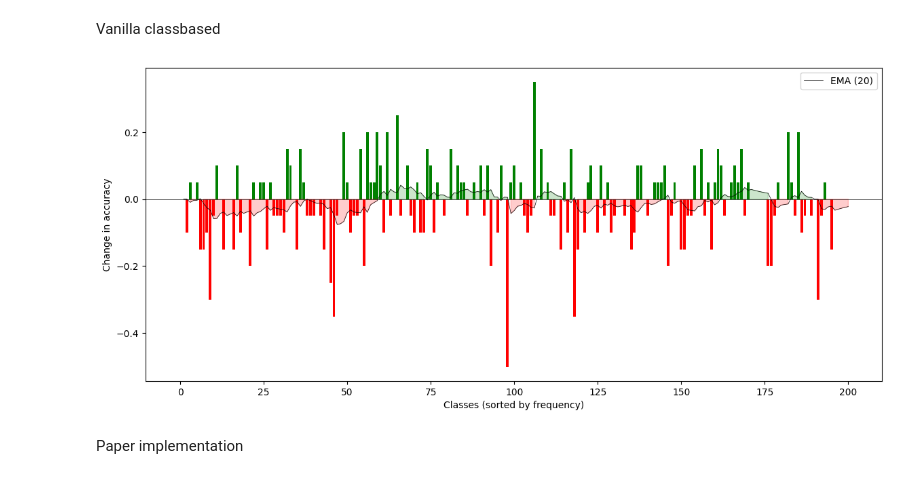
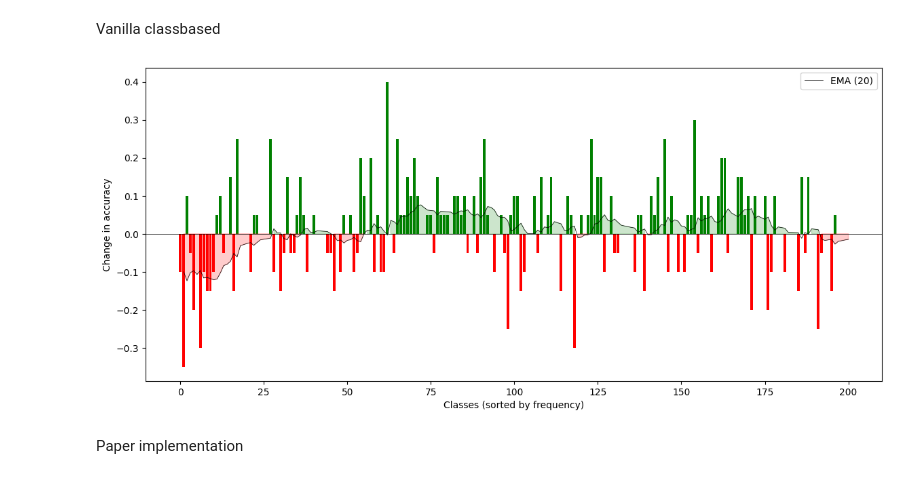
Before and after one commit to Self-Supervised-Learning-CS685/ssl-evaluation, a Jupyter notebook: inference_results.ipynb, the cells around one changed output. Drawn from its saved outputs; the diff is of its cells as text; code cells hidden in the pictures.

Commit message:
Added results for decreasing variant of classbased adaptive

```diff
--- a/inference_results.ipynb
+++ b/inference_results.ipynb
@@ -90,11 +90,11 @@ Vanilla classbased
 # %%
 # BASELINE_FILE = None
 # NEW_FILE = "results/semi_fungi_PL_in_thres_80/test/pl.txt"
 BASELINE_FILE = "results/semi_fungi_PL_in_thres_80/test/pl.txt"
-NEW_FILE = "results/semi_fungi_PL_classbased_0.8-0.95/test/pl.txt"
+NEW_FILE = "results/semi_fungi_PL_classbased_0.8-0.95_v2/test/pl.txt"
 plot_difference(BASELINE_FILE, NEW_FILE, sorted_labels)
 # %% [output]
-[figure, old version]
+[figure, new version]
 # %% [markdown]
 Paper implementation
 # %%
```
Also changed, not shown: parts of 1 cell of this notebook, 8 other files.
